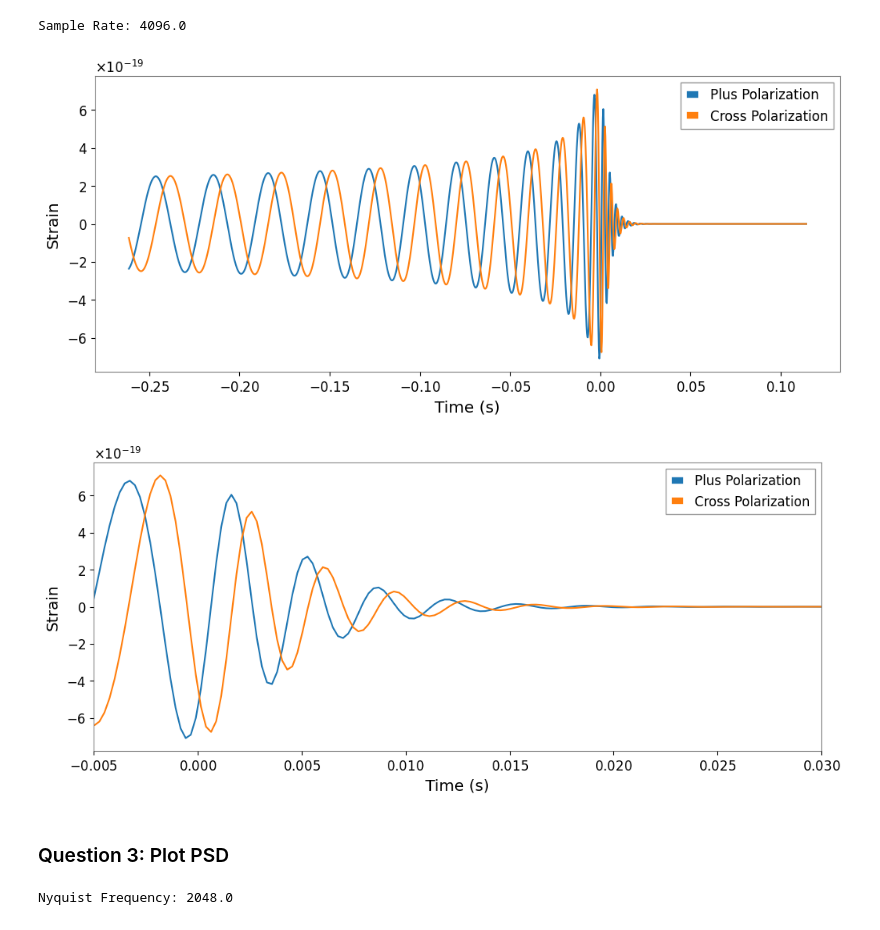
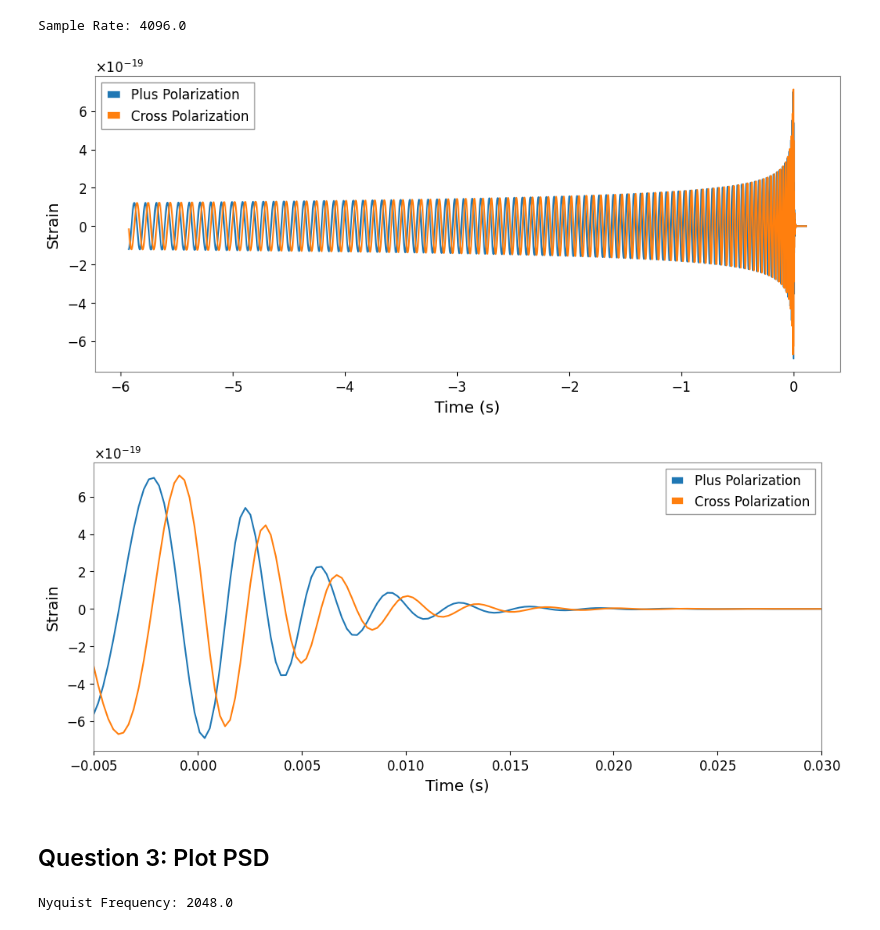
Before and after one commit to SmrithiCh/PRA3024-, a Jupyter notebook: PRA3024_Gravitational_Waves_W2.ipynb, the cells around one changed output. Saved outputs shown, nothing was run; the diff lists cells and outputs as text; code cells hidden in the pictures.

```diff
--- a/PRA3024_Gravitational_Waves_W2.ipynb
+++ b/PRA3024_Gravitational_Waves_W2.ipynb
@@ -139,34 +127,34 @@ Sample Rate: 4096.0
 # %%
 hp, hc = get_td_waveform(approximant="SEOBNRv4_opt",
                          mass1=30,
                          mass2=30,
                          delta_t=1.0/sample_rate,
-                         f_lower=30)
+                         f_lower=10)
 #spin not included here as it is 0. Moreover, the approximant cannot compute a non-zero spin.
 
 
 pylab.figure(figsize=pylab.figaspect(0.4))
 pylab.plot(hp.sample_times, hp, label='Plus Polarization')
 pylab.plot(hp.sample_times, hc, label='Cross Polarization')
 pylab.xlabel('Time (s)')
 pylab.ylabel('Strain')
 pylab.legend()
 pylab.grid()
 pylab.show()
 
 # Zoom in near the merger time
 pylab.figure(figsize=pylab.figaspect(0.4))
 pylab.plot(hp.sample_times, hp, label='Plus Polarization')
 pylab.plot(hp.sample_times, hc, label='Cross Polarization')
 pylab.xlabel('Time (s)')
 pylab.ylabel('Strain')
 pylab.xlim(-.005, .03)
 pylab.legend()
 pylab.grid()
 pylab.show()
 # %% [output]
-[figure, old version]
+[figure, new version]
-[figure, old version]
+[figure, new version]
 # %% [markdown]
-### Question 3: Plot PSD
+## Question 3: Plot PSD
 # %%
```
Also changed, not shown: parts of 18 cells of this notebook.
